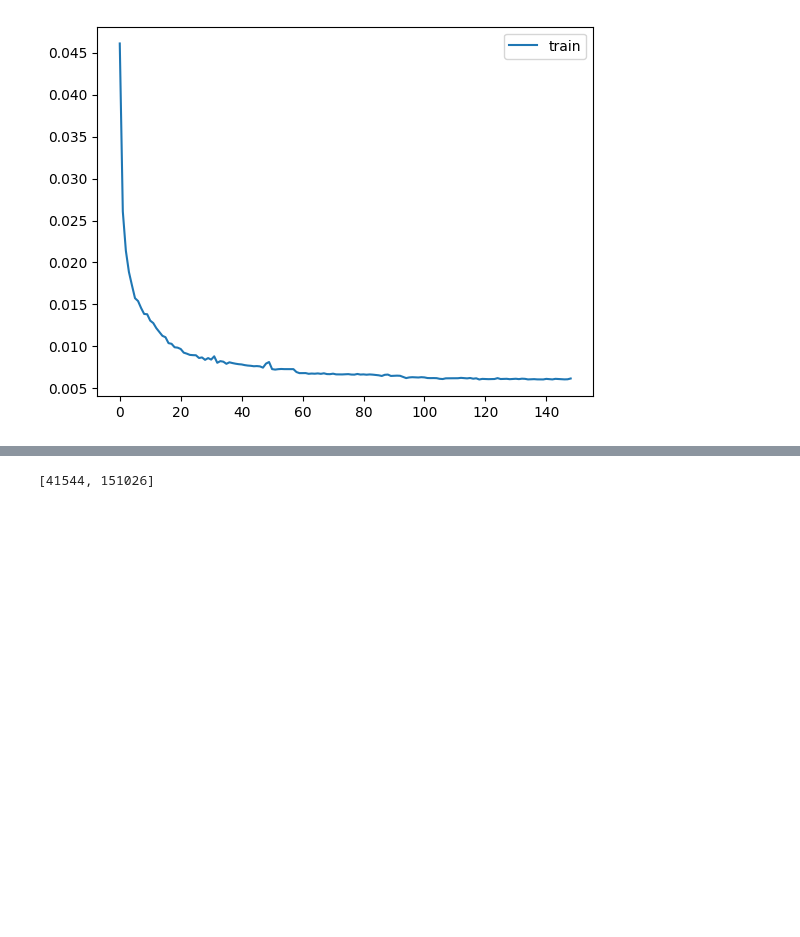
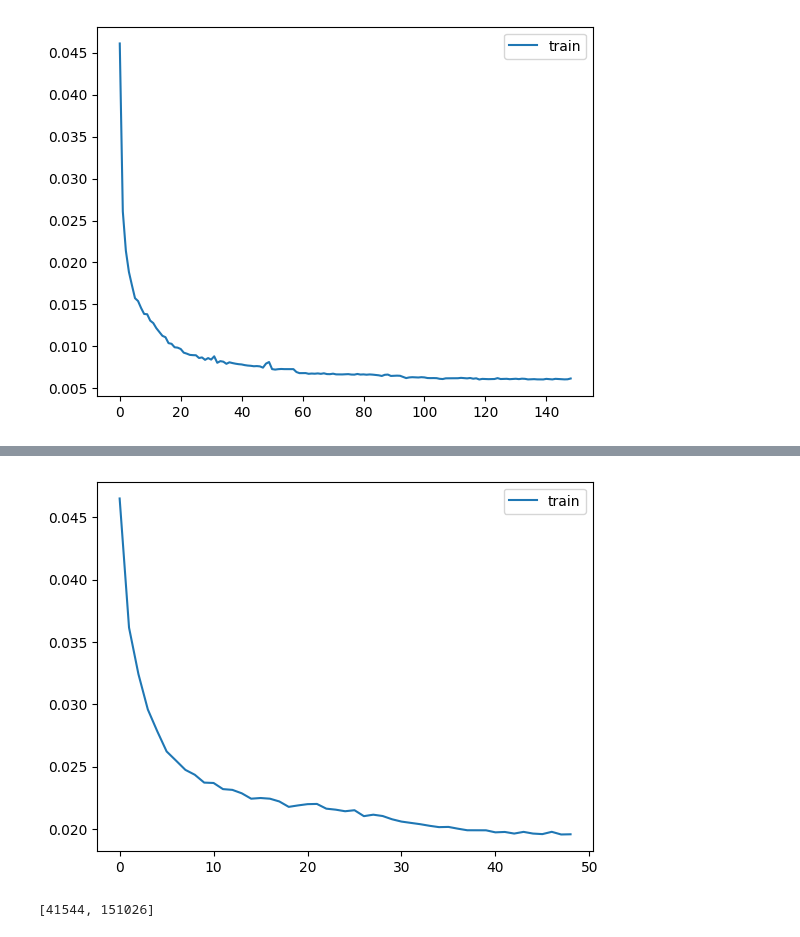
Before and after one commit to zeux/mlexp, a Jupyter notebook: faces/faceenc.ipynb, the cells around one changed output, grey strips where cells are left out. Saved outputs shown, nothing was run; the diff lists cells and outputs as text; code cells hidden in the pictures; blank space fills up the shorter version.

Commit message:
faces: Implement VAE
Wow, this thing is fiddly.

```diff
--- a/faces/faceenc.ipynb
+++ b/faces/faceenc.ipynb
@@ -63,7 +63,7 @@ dataset = ImageDataset('../img_align_celeba', transform=lambda img: img_resize(i
 dataset_aug = ImageDataset('../img_align_celeba', transform=lambda img: img_resize(img, img_augment))
 # %%
 class FaceNet(nn.Module):
-    def __init__(self, n_hidden=256, n_embed=128):
+    def __init__(self, n_hidden=256, n_embed=128, n_embed_dec=None):
         super().__init__()
         assert(n_hidden % 8 == 0)
         # encoder is following VGG-11
@@ -100,7 +100,7 @@ class FaceNet(nn.Module):
         )
         # decoder is reversing the encoding process ~exactly
         self.decoder = nn.Sequential(
-            nn.Linear(n_embed, 8*8*n_hidden),
+            nn.Linear(n_embed_dec if n_embed_dec else n_embed, 8*8*n_hidden),
             nn.ReLU(inplace=True),
             nn.Unflatten(-1, (n_hidden, 8, 8)),
             # 8^2 => 16^2
@@ -145,3 +145,32 @@ trainer.train(net, D.DataLoader(dataset, batch_size=64, shuffle=True, num_worker
 # %% [output]
 Train [9.434M params]: 150 epochs took 4045.57 sec, train loss 0.006180, val loss 0.000000
 [figure]
+# %%
+# variational auto-encoder variant of facenet above
+class FaceNetV(FaceNet):
+    def __init__(self, n_hidden=192, n_embed=128):
+        super().__init__(n_hidden, n_embed * 2, n_embed)
+
+        # see https://github.com/pytorch/pytorch/issues/7795
+        self.N = torch.distributions.Normal(0, 1)
+        self.N.loc = self.N.loc.cuda() # hack to get sampling on the GPU
+        self.N.scale = self.N.scale.cuda()
+
+    def forward(self, x):
+        x = self.encoder(x)
+        mean, std = x.chunk(2, dim=-1)
+        std = std.exp()
+        x = mean + std * self.N.sample(std.shape)
+        x = self.decoder(x)
+        return (x, mean, std)
+
+    def loss(self, p, y):
+        py, mean, std = p
+        vae = (1 + torch.log(std)*2 - mean.pow(2) - std.pow(2)).sum(-1).mean()
+        vaek = 0.5e-4 # the results are insanely sensitive to this :-/
+        return F.mse_loss(py, y) - vae * vaek
+# %%
+netv = FaceNetV().to(device)
+# not using augmentation atm as it's rather slow :-/
+trainer.train(netv, D.DataLoader(dataset, batch_size=64, shuffle=True, num_workers=4, pin_memory=True), batch_limit=100, epochs=50)
+# %% [output]
@@ -148,3 +178,4 @@ Train [9.434M params]: 150 epochs took 4045.57 sec, train loss 0.006180, val los
+[figure, added]
 # %%
 dsl = len(dataset)
 
```
Also changed, not shown: parts of 3 cells of this notebook.
